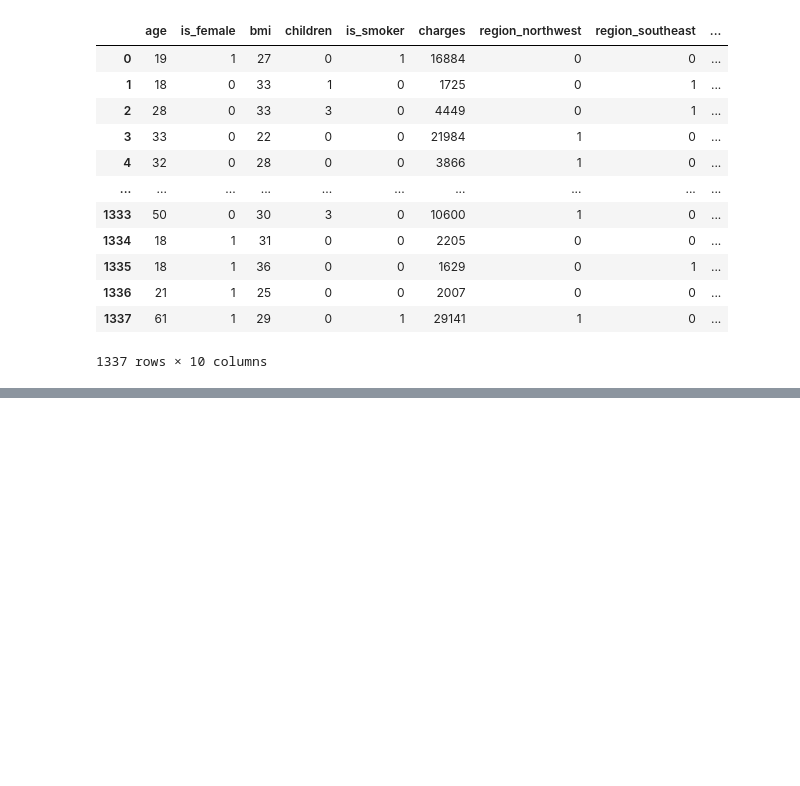
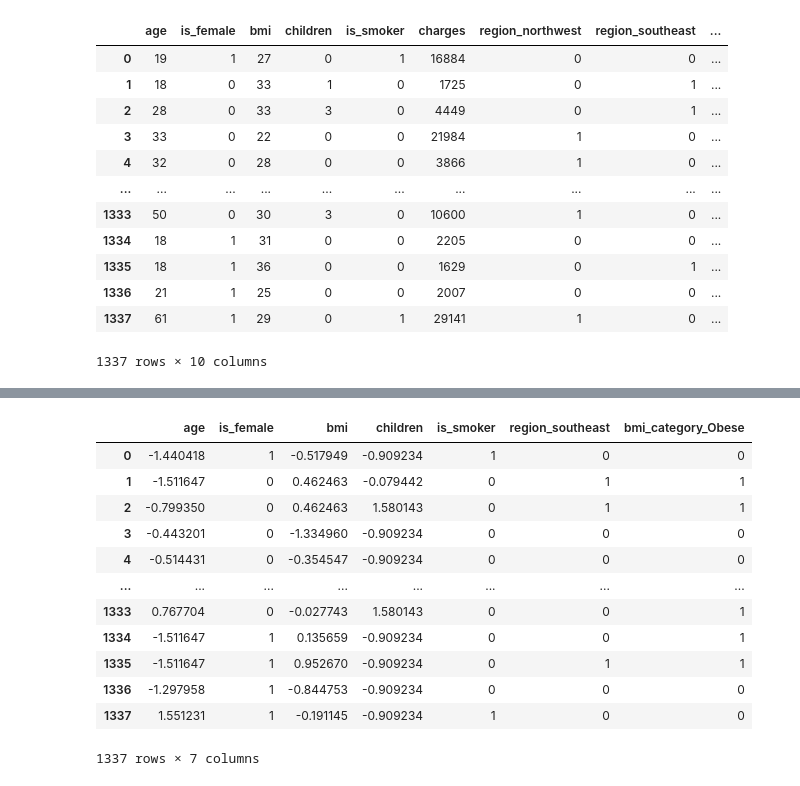
Before and after one commit to amitsingh2022/EDAinsurance-heartdisease, a Jupyter notebook: insurance.ipynb, the cells around one changed output, grey strips where cells are left out. Drawn from its saved outputs; the diff is of its cells as text; code cells hidden in the pictures; blank space fills up the shorter version.

```diff
--- a/Untitled.ipynb
+++ b/insurance.ipynb
@@ -384,0 +389,19 @@ corelation_df.sort_values(by='Pearson Corelation', ascending= False)
+# %%
+final_df = df_cleaned[['age', 'is_female', 'bmi', 'children', 'is_smoker',
+        'region_southeast', 'bmi_category_Obese']]
+# %%
+final_df
+# %% [output]
+|  | age | is_female | bmi | children | is_smoker | region_southeast | bmi_category_Obese |
+| 0 | -1.440418 | 1 | -0.517949 | -0.909234 | 1 | 0 | 0 |
+| 1 | -1.511647 | 0 | 0.462463 | -0.079442 | 0 | 1 | 1 |
+| 2 | -0.799350 | 0 | 0.462463 | 1.580143 | 0 | 1 | 1 |
+| 3 | -0.443201 | 0 | -1.334960 | -0.909234 | 0 | 0 | 0 |
+| 4 | -0.514431 | 0 | -0.354547 | -0.909234 | 0 | 0 | 0 |
+| ... | ... | ... | ... | ... | ... | ... | ... |
+| 1333 | 0.767704 | 0 | -0.027743 | 1.580143 | 0 | 0 | 1 |
+| 1334 | -1.511647 | 1 | 0.135659 | -0.909234 | 0 | 0 | 1 |
+| 1335 | -1.511647 | 1 | 0.952670 | -0.909234 | 0 | 1 | 1 |
+| 1336 | -1.297958 | 1 | -0.844753 | -0.909234 | 0 | 0 | 0 |
+| 1337 | 1.551231 | 1 | -0.191145 | -0.909234 | 1 | 0 | 0 |
+1337 rows × 7 columns
```
Also changed, not shown: parts of 8 cells of this notebook.
